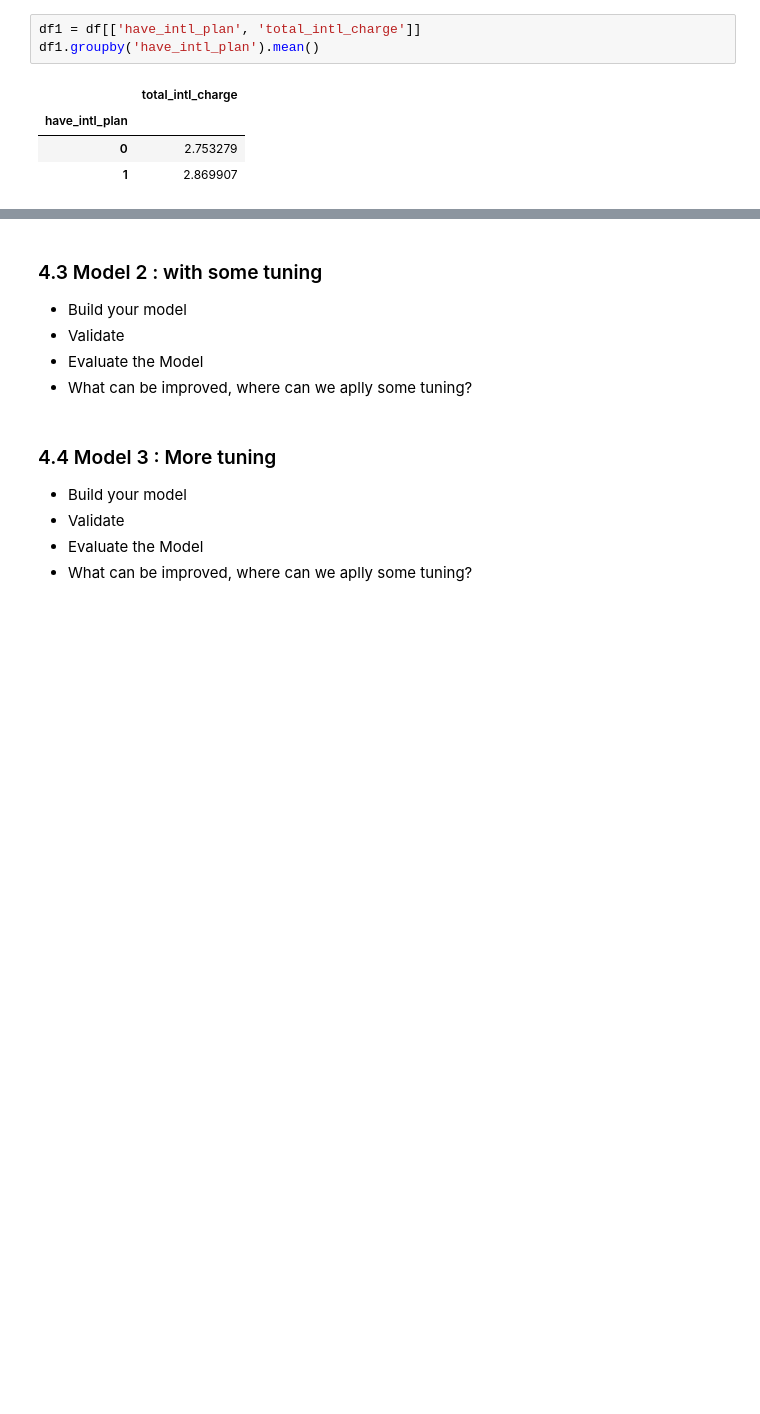
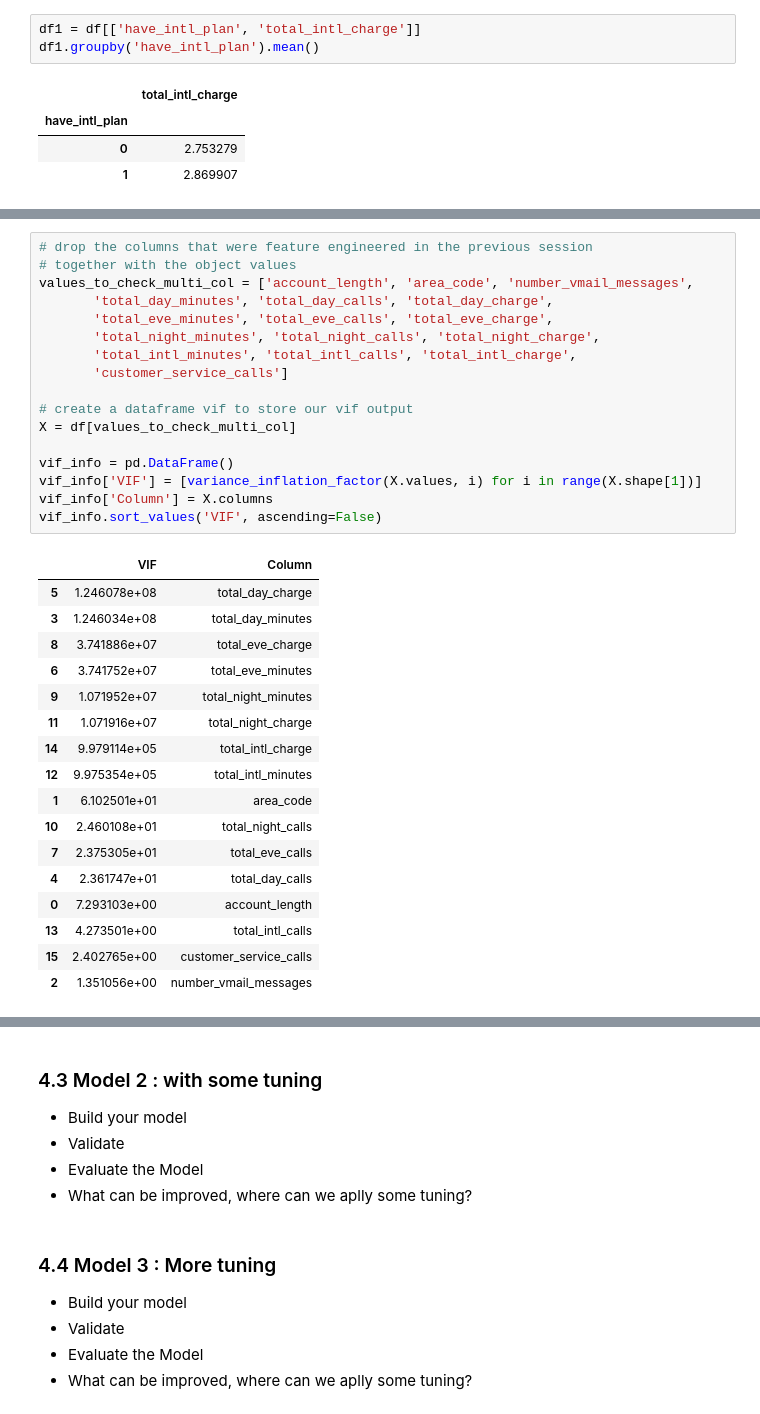
Before and after one commit to danieloselu3/SyriaTel-Telecom-Analysis, a Jupyter notebook: index.ipynb, the cells around one changed output, grey strips where cells are left out. Cells and saved outputs as stored; diff of their text form; blank space fills up the shorter version.

```diff
--- a/index.ipynb
+++ b/index.ipynb
@@ -470,0 +489,35 @@ We can see that on average, accounts with international plan use 0.116628 Units.
+# %%
+# drop the columns that were feature engineered in the previous session
+# together with the object values
+values_to_check_multi_col = ['account_length', 'area_code', 'number_vmail_messages',
+       'total_day_minutes', 'total_day_calls', 'total_day_charge',
+       'total_eve_minutes', 'total_eve_calls', 'total_eve_charge',
+       'total_night_minutes', 'total_night_calls', 'total_night_charge',
+       'total_intl_minutes', 'total_intl_calls', 'total_intl_charge',
+       'customer_service_calls']
+
+# create a dataframe vif to store our vif output
+X = df[values_to_check_multi_col]
+
+vif_info = pd.DataFrame()
+vif_info['VIF'] = [variance_inflation_factor(X.values, i) for i in range(X.shape[1])]
+vif_info['Column'] = X.columns
+vif_info.sort_values('VIF', ascending=False)
+# %% [output]
+|  | VIF | Column |
+| 5 | 1.246078e+08 | total_day_charge |
+| 3 | 1.246034e+08 | total_day_minutes |
+| 8 | 3.741886e+07 | total_eve_charge |
+| 6 | 3.741752e+07 | total_eve_minutes |
+| 9 | 1.071952e+07 | total_night_minutes |
+| 11 | 1.071916e+07 | total_night_charge |
+| 14 | 9.979114e+05 | total_intl_charge |
+| 12 | 9.975354e+05 | total_intl_minutes |
+| 1 | 6.102501e+01 | area_code |
+| 10 | 2.460108e+01 | total_night_calls |
+| 7 | 2.375305e+01 | total_eve_calls |
+| 4 | 2.361747e+01 | total_day_calls |
+| 0 | 7.293103e+00 | account_length |
+| 13 | 4.273501e+00 | total_intl_calls |
+| 15 | 2.402765e+00 | customer_service_calls |
+| 2 | 1.351056e+00 | number_vmail_messages |
```
Also changed, not shown: parts of 21 cells of this notebook.
